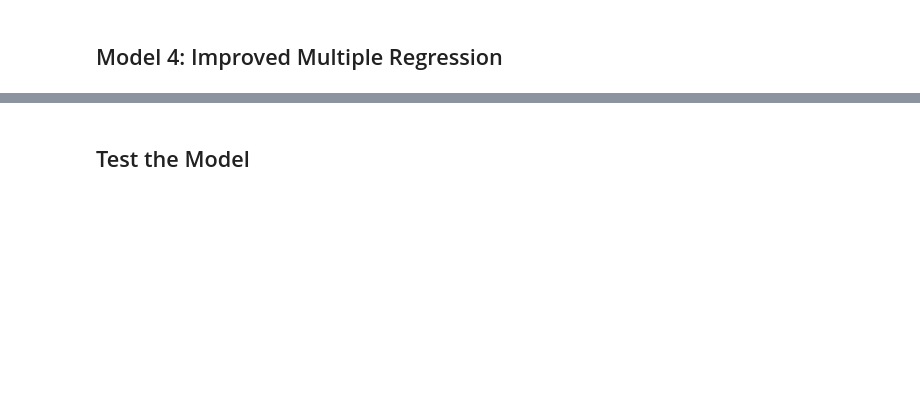
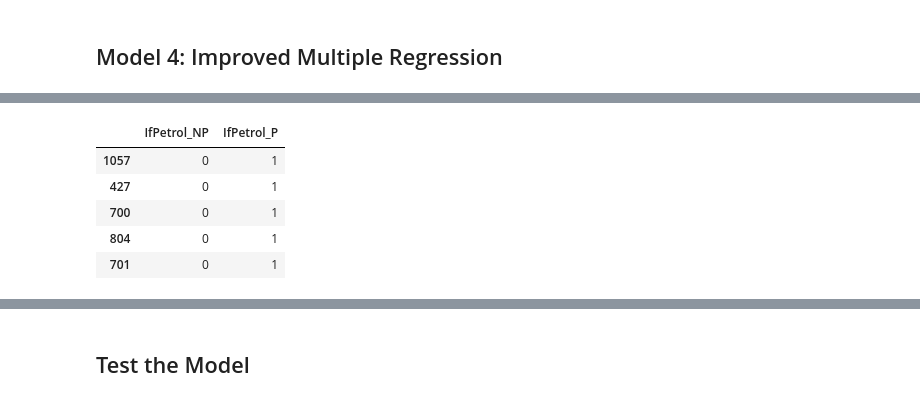
Before and after one commit to amir-asadi-s/DataScience, a Jupyter notebook: ML_Codes/linear-regression-in-python.ipynb, the cells around one changed output, grey strips where cells are left out. Saved outputs shown, nothing was run; the diff lists cells and outputs as text; code cells hidden in the pictures; blank space fills up the shorter version.

```diff
--- a/ML_Codes/linear-regression-in-python.ipynb
+++ b/ML_Codes/linear-regression-in-python.ipynb
@@ -864,7 +976,14 @@ train['IfPetrol'].isna().sum()
 # %%
 #Create dummies for columns with categorical variables
-dummies = pd.get_dummies(train[['IfPetrol']])
+dummies = pd.get_dummies(train[['IfPetrol']], dtype= int)
 dummies.head()
+# %% [output]
+|  | IfPetrol_NP | IfPetrol_P |
+| 1057 | 0 | 1 |
+| 427 | 0 | 1 |
+| 700 | 0 | 1 |
+| 804 | 0 | 1 |
+| 701 | 0 | 1 |
 # %%
 #Define the feature set X
 X_train = X_train.drop(columns = ['FuelType_Diesel',
```
Also changed, not shown: parts of 54 cells of this notebook.
